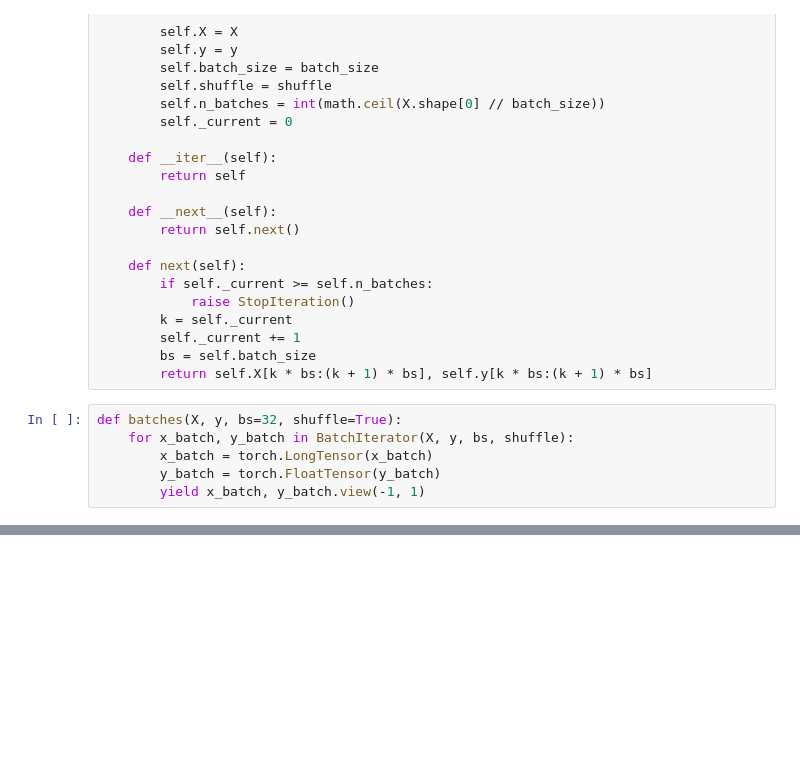
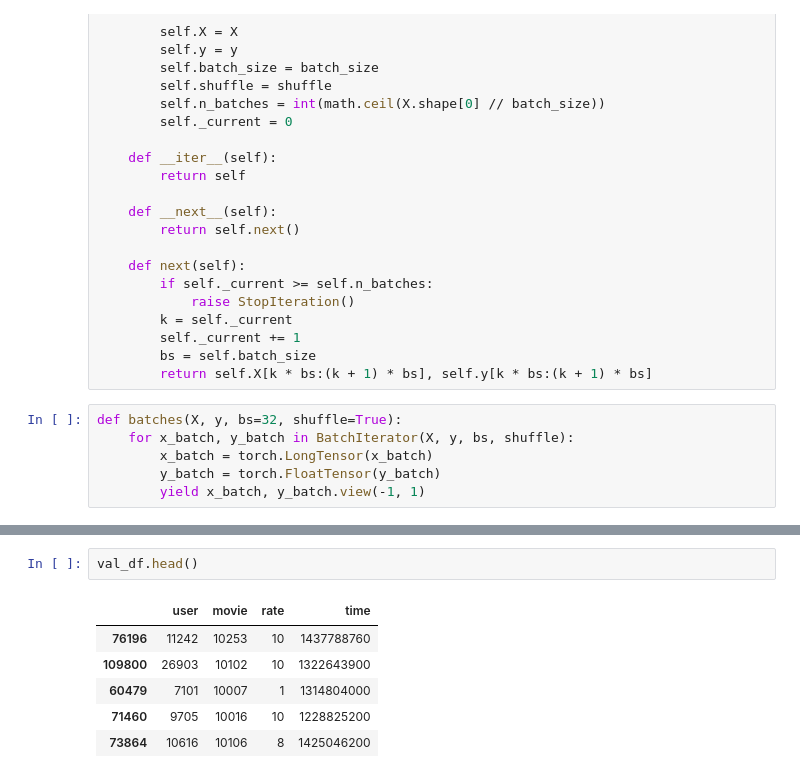
Before and after one commit to fromptj/recommender_system, a Jupyter notebook: 03-Recommender-System-DeepLearning/Neural_Collaborative_Filtering.ipynb, the cells around one changed output, grey strips where cells are left out. Drawn from its saved outputs; the diff is of its cells as text; blank space fills up the shorter version.

```diff
--- a/03-Recommender-System-DeepLearning/Neural_Collaborative_Filtering.ipynb
+++ b/03-Recommender-System-DeepLearning/Neural_Collaborative_Filtering.ipynb
@@ -256,0 +378,9 @@ def batches(X, y, bs=32, shuffle=True):
+# %%
+val_df.head()
+# %% [output]
+|  | user | movie | rate | time |
+| 76196 | 11242 | 10253 | 10 | 1437788760 |
+| 109800 | 26903 | 10102 | 10 | 1322643900 |
+| 60479 | 7101 | 10007 | 1 | 1314804000 |
+| 71460 | 9705 | 10016 | 10 | 1228825200 |
+| 73864 | 10616 | 10106 | 8 | 1425046200 |
```
Also changed, not shown: parts of 11 cells of this notebook.
